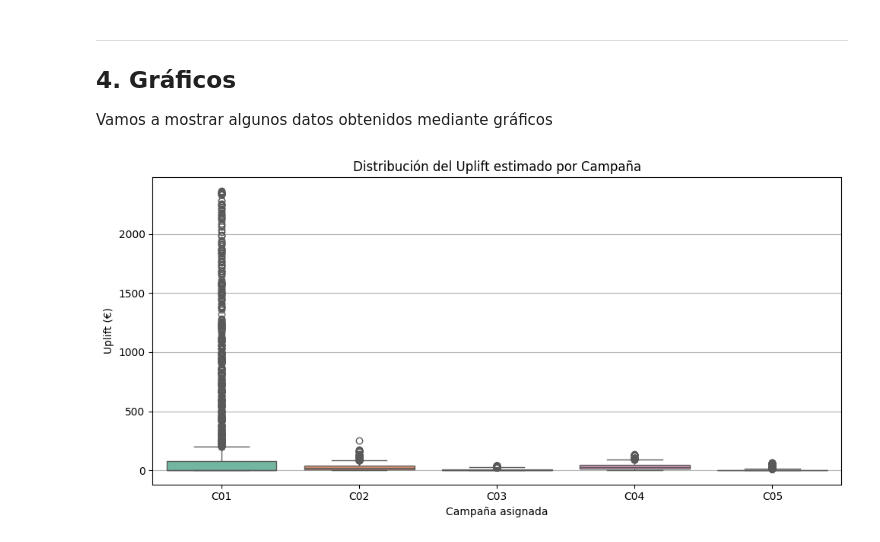
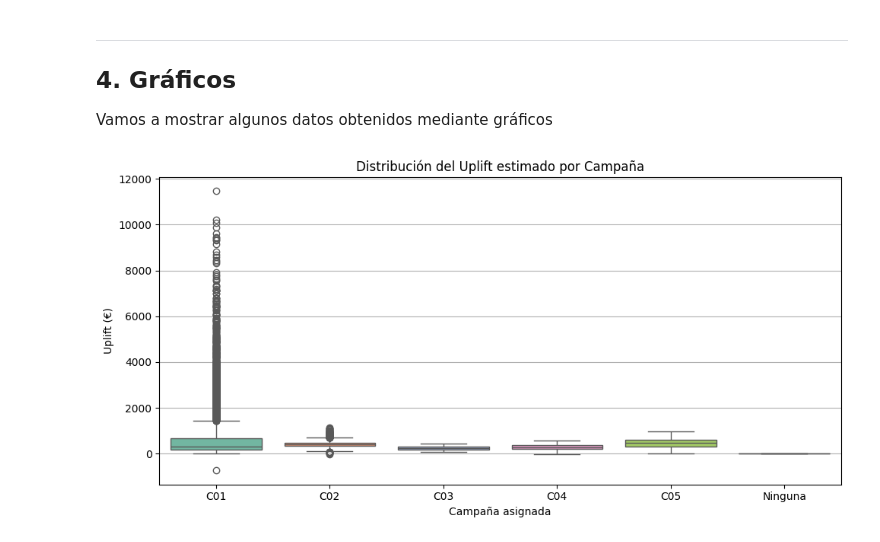
Before and after one commit to anabelensr1984/TFM_Data, a Jupyter notebook: TFM_GRUPO4_Modelos_Predictivos_V2.ipynb, the cells around one changed output. Cells and saved outputs as stored; diff of their text form; code cells hidden in the pictures.

```diff
--- a/TFM_GRUPO4_Modelos_Predictivos_V2.ipynb
+++ b/TFM_GRUPO4_Modelos_Predictivos_V2.ipynb
@@ -650,0 +613,2 @@ df_sim
+# %%
+df_sim = df_sim_p[df_sim_p['Año'] == 2024].copy()
@@ -944,23 +942,15 @@ if 'Año' in df_2025.columns:
 else:
     df_2025['Año'] = 2025  # Añadir una columna de año si no existe
 
-# Eliminar columnas target para simular predicciones
-cols_a_eliminar = ['Frecuencia', 'Importe_total', 'Categoria_top', 'Metodo_pago', 'Canal_preferido']
-
-cols_a_eliminar = [col for col in cols_a_eliminar if col in df_2025.columns]
-if cols_a_eliminar:
-    df_2025 = df_2025.drop(columns=cols_a_eliminar)
 
 # ============================
 # 2. Predicciones SIN campaña
 # ============================
 df_2025_sin = df_2025.copy()
-df_2025_sin['campaña'] = 'Ninguna'
-X_2025_sin = df_2025_sin
+X_2025_sin = df_2025_sin[df_2025_sin['campaña'] == 'ninguna']
 
-df_2025['Importe_pred_sin'] = pipelines['Importe_total'].predict(X_2025_sin)
-df_2025['Frecuencia_pred_sin'] = pipelines['Frecuencia'].predict(X_2025_sin)
-df_2025['Ticket_medio_pred_sin'] = pipelines['Ticket_medio'].predict(X_2025_sin)
+df_2025.loc[df_2025['campaña'] == 'ninguna', 'Frecuencia_pred_sin'] = pipelines['Frecuencia'].predict(X_2025_sin)
+df_2025.loc[df_2025['campaña'] == 'ninguna', 'Ticket_medio_pred_sin'] = pipelines['Ticket_medio'].predict(X_2025_sin)
 
 # ============================
 # 3. Predicciones CON campaña por cluster
@@ -987,19 +977,13 @@ for id_campaña, info in campañas.items():
         continue
 
     df_cluster['campaña'] = id_campaña
-    df_cluster['Importe_pred_con'] = pipelines['Importe_total'].predict(df_cluster)
     df_cluster['Frecuencia_pred_con'] = pipelines['Frecuencia'].predict(df_cluster)
     df_cluster['Ticket_medio_pred_con'] = pipelines['Ticket_medio'].predict(df_cluster)
 
-
     # Aplicar uplift estimado
-    df_cluster['Importe_pred_con'] *= (1 + impacto)
     df_cluster['Frecuencia_pred_con'] *= (1 + impacto)
     df_cluster['Ticket_medio_pred_con'] *= (1 + impacto)
 
-    prob_responder = 0.3
-    df_cluster['Uplift'] = df_cluster['Importe_pred_con'] - df_cluster['Importe_pred_sin']
-    df_cluster['Ingreso_esperado'] = prob_responder * df_cluster['Uplift']
     df_cluster['campaña_asignada'] = id_campaña
 
     df_all_2025.append(df_cluster)
@@ -1007,12 +991,12 @@ for id_campaña, info in campañas.items():
 # Unir todos los clientes con campaña
 df_2025_con = pd.concat(df_all_2025).reset_index(drop=True)
 
+
 # ============================
 # 4. Completar con clientes sin campaña asignada
 # ============================
-clientes_sin_campaña = df_2025[~df_2025['ID_Cliente'].isin(df_2025_con['ID_Cliente'])].copy()
+clientes_sin_campaña = df_2025.copy()
 clientes_sin_campaña['campaña'] = 'Ninguna'
-clientes_sin_campaña['Importe_pred_con'] = clientes_sin_campaña['Importe_pred_sin']
 clientes_sin_campaña['Frecuencia_pred_con'] = clientes_sin_campaña['Frecuencia_pred_sin']
 clientes_sin_campaña['Ticket_medio_pred_con'] = clientes_sin_campaña['Ticket_medio_pred_sin']
 clientes_sin_campaña['Uplift'] = 0
@@ -1020,16 +1004,3 @@ clientes_sin_campaña['Ingreso_esperado'] = 0
 clientes_sin_campaña['campaña_asignada'] = 'Ninguna'
 
 df_2025_completo = pd.concat([df_2025_con, clientes_sin_campaña], ignore_index=True)
-
-# ============================
-# 5. Resumen de resultados para 2025
-# ============================
-required_columns = ['Importe_pred_sin', 'Importe_pred_con', 'Uplift', 'Ingreso_esperado']
-missing_columns = [col for col in required_columns if col not in df_2025_completo.columns]
-
-if missing_columns:
-    raise KeyError(f"The following required columns are missing in df_2025_completo: {missing_columns}")
-
-resumen_2025 = df_2025_completo[required_columns]
-print("==== Proyección para el año 2025 ====")
-print(resumen_2025.describe())
@@ -1057,15 +1029,17 @@ Vamos a mostrar algunos datos obtenidos mediante gráficos
 # %%
 import seaborn as sns
 import matplotlib.pyplot as plt
 
+df_2025_completo['Uplift'] = (df_2025_completo['Frecuencia_pred_con'] - df_2025_completo['Frecuencia_pred_sin']) * df_2025_completo['Ticket_medio_pred_sin']
+df_2025_completo['Ingreso_esperado'] = df_2025_completo['Uplift'] * df_2025_completo['Frecuencia_pred_sin']
 plt.figure(figsize=(10, 5))
-sns.boxplot(data=df_2025_completo[df_2025_completo['campaña_asignada'] != 'Ninguna'],
-            x='campaña_asignada', y='Uplift', palette='Set2')
+sns.boxplot(data=df_2025_completo[df_2025_completo['campaña'] != 'ninguna'],
+            x='campaña', y='Uplift', palette='Set2')
 plt.title('Distribución del Uplift estimado por Campaña')
 plt.ylabel('Uplift (€)')
 plt.xlabel('Campaña asignada')
 plt.grid(axis='y')
 plt.tight_layout()
 plt.show()
 # %% [output]
-[figure, old version]
+[figure, new version]
```
Also changed, not shown: parts of 29 cells of this notebook, 15 other files.
